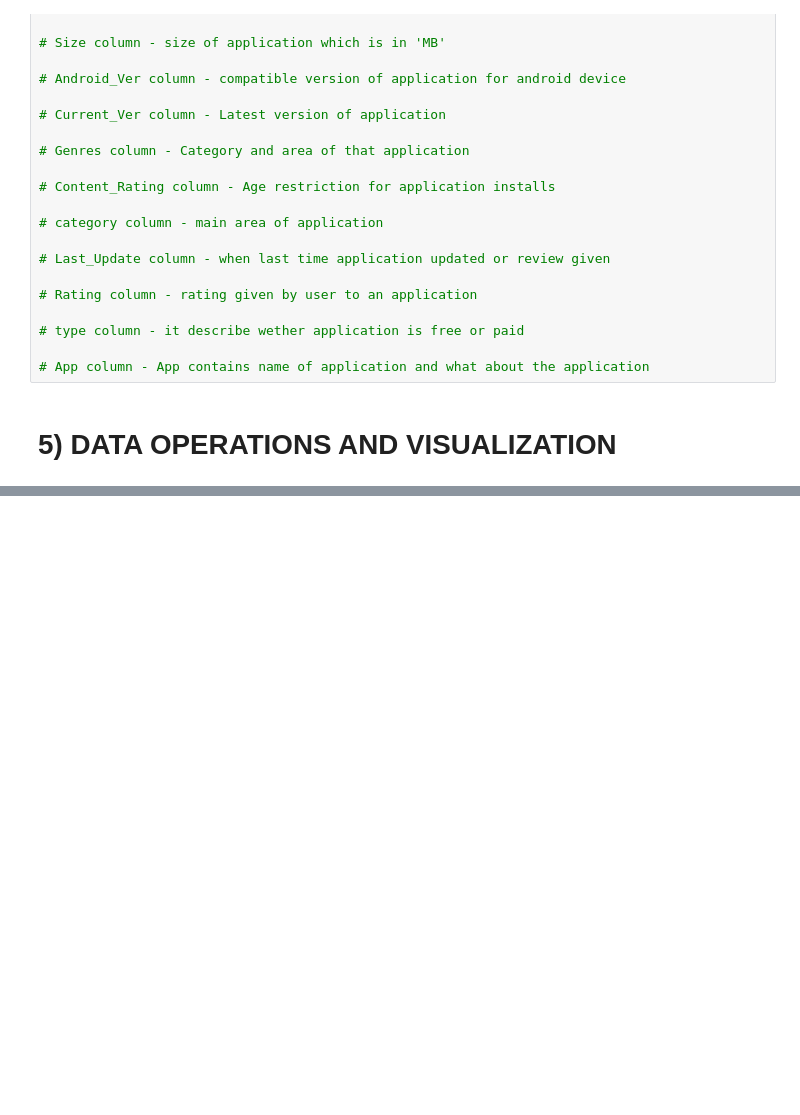
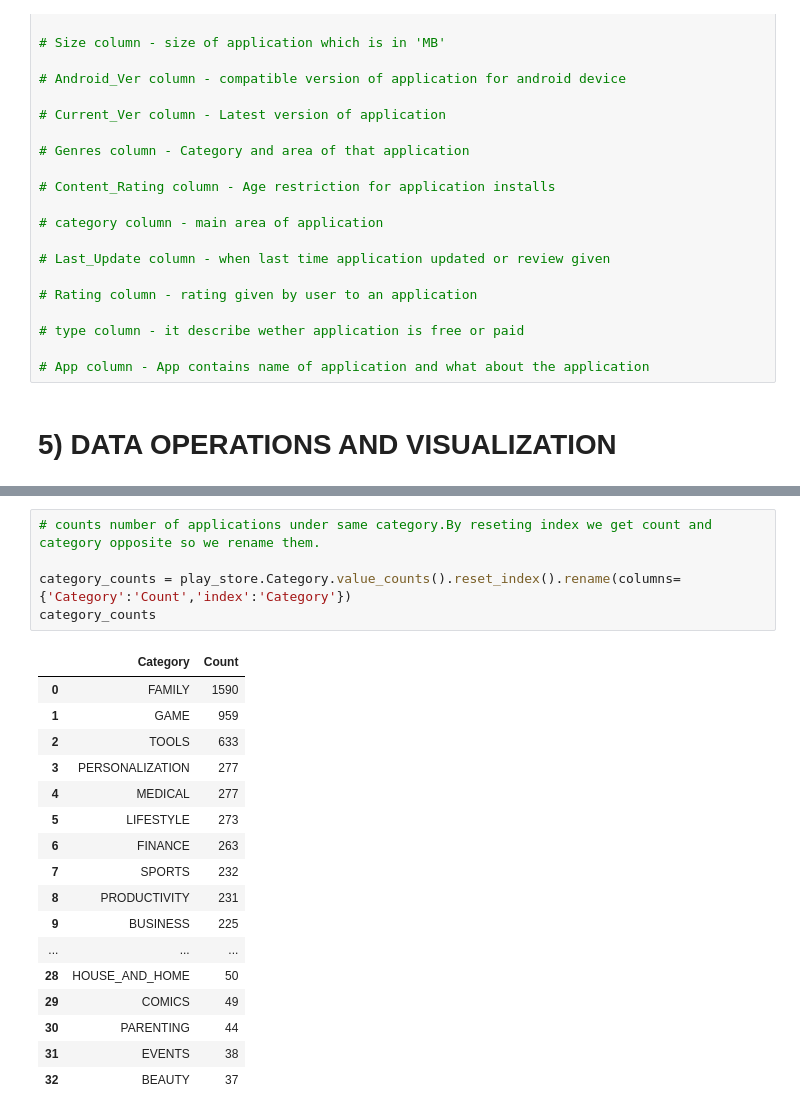
Before and after one commit to kuldip-datascience/Play_store_eda, a Jupyter notebook: Kuldip_parmar.ipynb, the cells around one changed output, grey strips where cells are left out. Drawn from its saved outputs; the diff is of its cells as text; blank space fills up the shorter version.

```diff
--- a/Kuldip_parmar.ipynb
+++ b/Kuldip_parmar.ipynb
@@ -766,0 +783,23 @@ memory usage: 782.4+ KB
+# %%
+# counts number of applications under same category.By reseting index we get count and category opposite so we rename them.
+
+category_counts = play_store.Category.value_counts().reset_index().rename(columns={'Category':'Count','index':'Category'})
+category_counts
+# %% [output]
+|  | Category | Count |
+| 0 | FAMILY | 1590 |
+| 1 | GAME | 959 |
+| 2 | TOOLS | 633 |
+| 3 | PERSONALIZATION | 277 |
+| 4 | MEDICAL | 277 |
+| 5 | LIFESTYLE | 273 |
+| 6 | FINANCE | 263 |
+| 7 | SPORTS | 232 |
+| 8 | PRODUCTIVITY | 231 |
+| 9 | BUSINESS | 225 |
+| ... | ... | ... |
+| 28 | HOUSE_AND_HOME | 50 |
+| 29 | COMICS | 49 |
+| 30 | PARENTING | 44 |
+| 31 | EVENTS | 38 |
+| 32 | BEAUTY | 37 |
```
Also changed, not shown: parts of 16 cells of this notebook.
